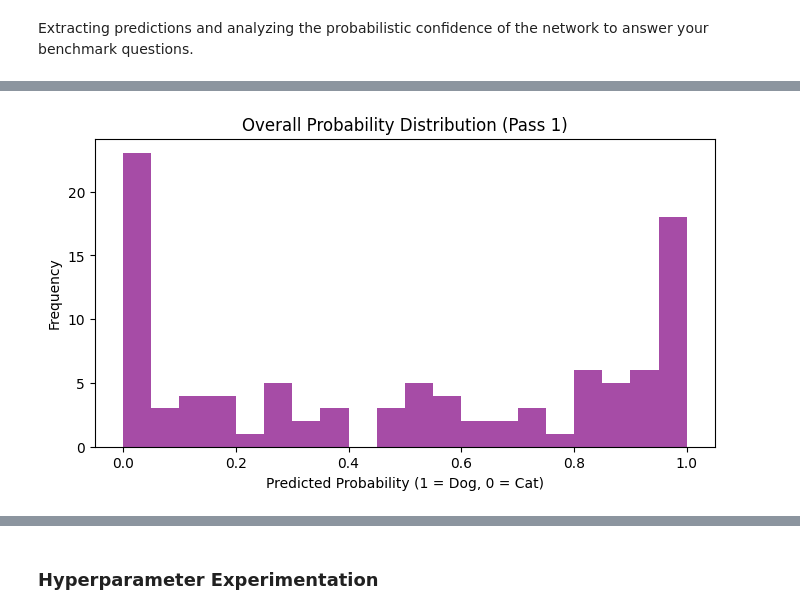
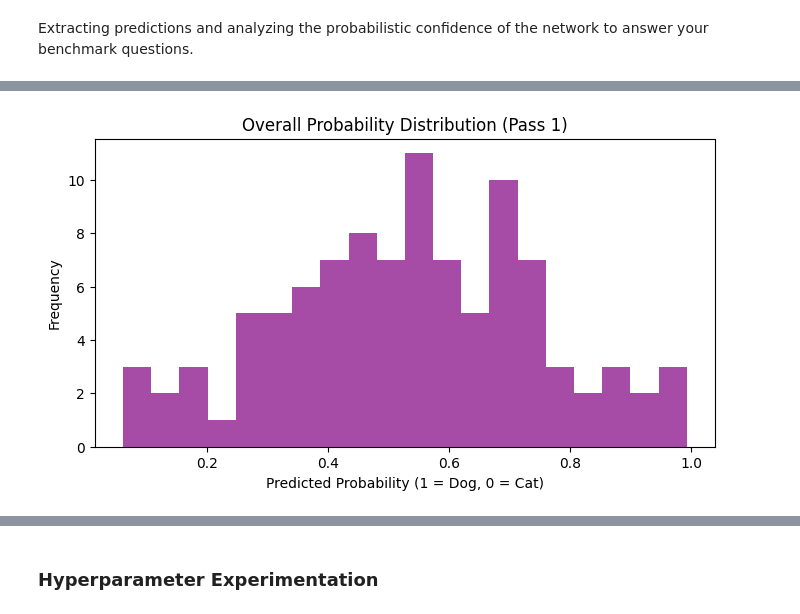
Before and after one commit to ikoghoddds-bit/Data-Science-Portfolio-C21, a Jupyter notebook: Projects/Project-6/Images-Description.for.Students_Pass_1.ipynb, the cells around one changed output, grey strips where cells are left out. Saved outputs shown, nothing was run; the diff lists cells and outputs as text; code cells hidden in the pictures.

```diff
--- a/Projects/Project-6/Images-Description.for.Students_Pass_1.ipynb
+++ b/Projects/Project-6/Images-Description.for.Students_Pass_1.ipynb
@@ -141,7 +142,9 @@ model
 # Adding Convolutional Blocks
 
 # Block 1
-model.add(Conv2D(32, kernel_size=(3, 3), activation='relu', input_shape=(100, 100, 1)))
+
+model.add(Input(shape=(100, 100, 1)))
+model.add(Conv2D(32, kernel_size=(3, 3), activation='relu'))
 model.add(MaxPooling2D(pool_size=(2, 2)))
 
 # Block 2
@@ -263,6 +266,10 @@ predict_external_image(dog_url, model)
 # %% [markdown]
 Extracting predictions and analyzing the probabilistic confidence of the network to answer your benchmark questions.
 # %%
+# Generate predictions for the test set
+
+test_predictions = model.predict(X_test)
+
 # Probability Distributions
 
 plt.figure(figsize=(8, 4))
@@ -275,4 +283,4 @@ plt.show()
-[figure, old version]
+[figure, new version]
 # %%
 # Class-Specific Distributions
 
```
Also changed, not shown: parts of 13 cells of this notebook.
